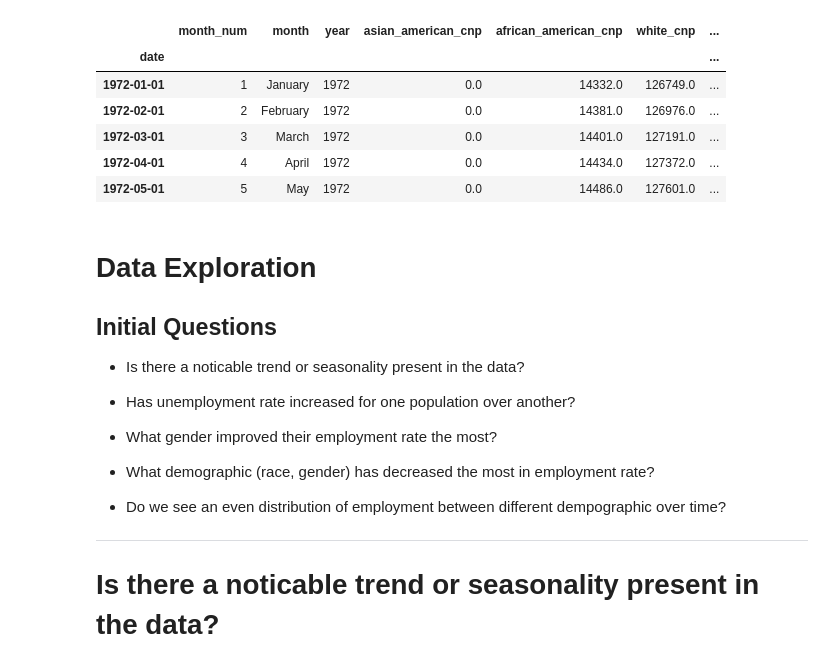
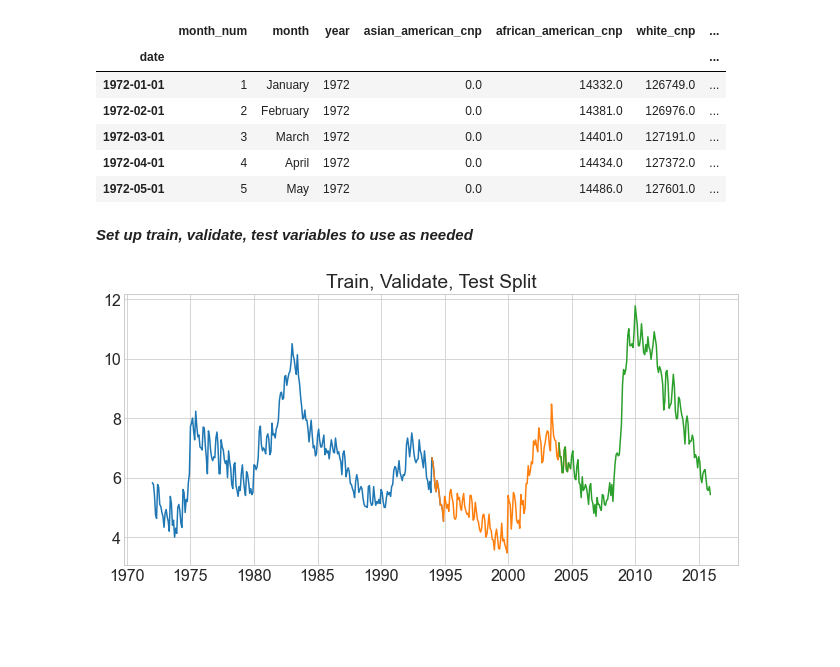
Before and after one commit to BraedenWright/individual-project, a Jupyter notebook: Final_Labor_Report.ipynb, the cells around one changed output. Cells and saved outputs as stored; diff of their text form; code cells hidden in the pictures; blank space fills up the shorter version.

```diff
--- a/Final_Labor_Report.ipynb
+++ b/Final_Labor_Report.ipynb
@@ -93,25 +95,17 @@ Saving to .csv
 | 1972-03-01 | 3 | March | 1972 | 0.0 | 14401.0 | 127191.0 | ... |
 | 1972-04-01 | 4 | April | 1972 | 0.0 | 14434.0 | 127372.0 | ... |
 | 1972-05-01 | 5 | May | 1972 | 0.0 | 14486.0 | 127601.0 | ... |
-# %% [markdown]
-# Data Exploration
-
-## Initial Questions
-
-* Is there a noticable trend or seasonality present in the data?
-
-
-* Has unemployment rate increased for one population over another?
-
-
-* What gender improved their employment rate the most?
-
-
-* What demographic (race, gender) has decreased the most in employment rate?
-
-
-* Do we see an even distribution of employment between different dempographic over time?
-
--------
-
-# Is there a noticable trend or seasonality present in the data?
+# %% [markdown]
+***Set up train, validate, test variables to use as needed***
+# %%
+train = df.loc[:'1994']
+validate = df.loc['1994':'2004']
+test = df.loc['2004':]
+
+plt.plot(train.index, train.avg_total_unemployment_rate)
+plt.plot(validate.index, validate.avg_total_unemployment_rate)
+plt.plot(test.index, test.avg_total_unemployment_rate)
+plt.title('Train, Validate, Test Split')
+plt.show()
+# %% [output]
+[figure, added]
```
Also changed, not shown: parts of 12 cells of this notebook, 1 other file.
